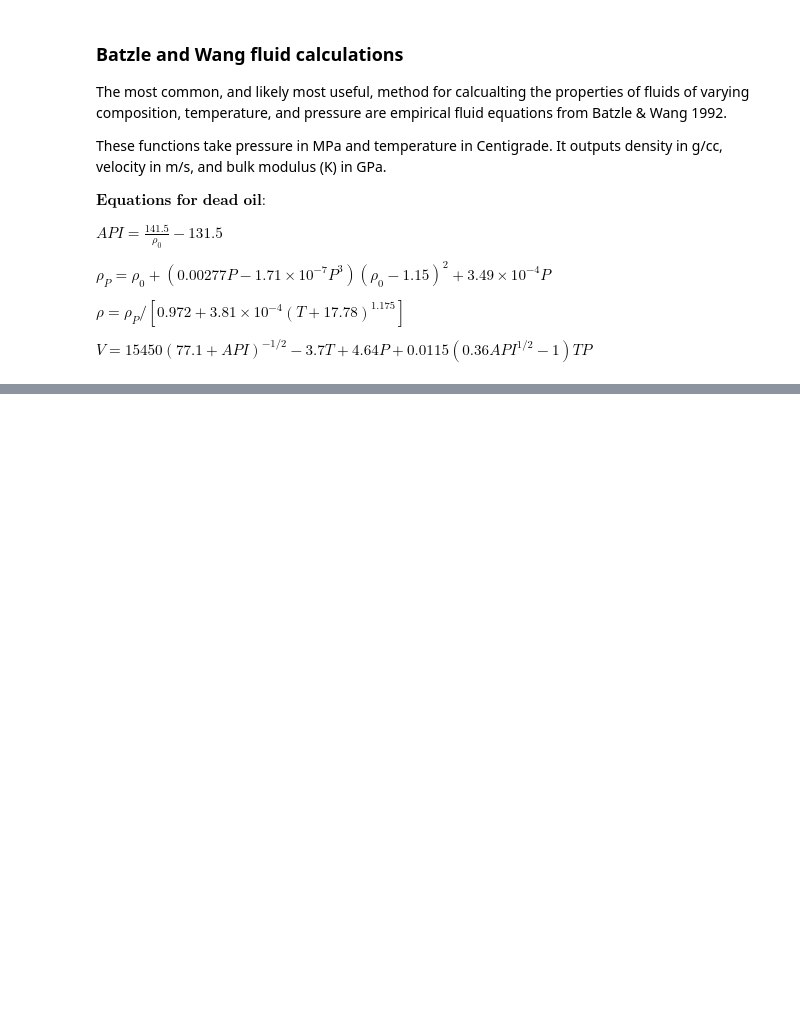
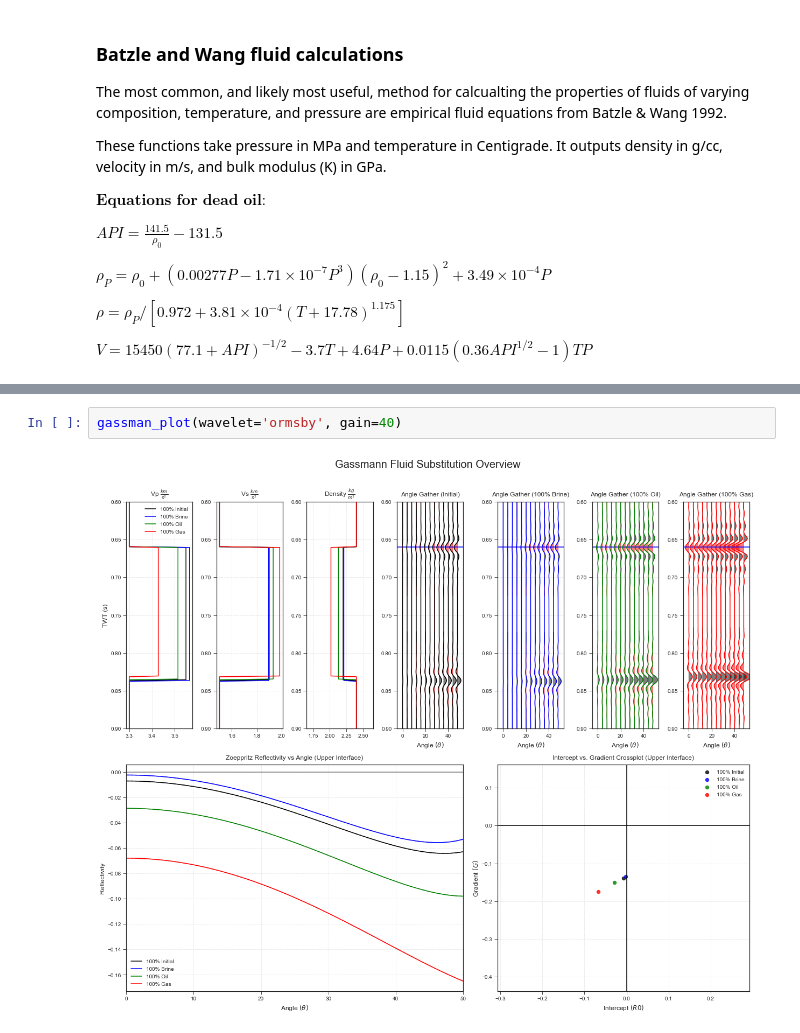
Before and after one commit to tccw/geotools, a Jupyter notebook: tutorials/FluidSubstitution.ipynb, the cells around one changed output, grey strips where cells are left out. Saved outputs shown, nothing was run; the diff lists cells and outputs as text; blank space fills up the shorter version.

```diff
--- a/tutorials/FluidSubstitution.ipynb
+++ b/tutorials/FluidSubstitution.ipynb
@@ -457,0 +466,4 @@ plt.show()
+# %%
+gassman_plot(wavelet='ormsby', gain=40)
+# %% [output]
+[figure, added]
```
Also changed, not shown: parts of 27 cells of this notebook.
